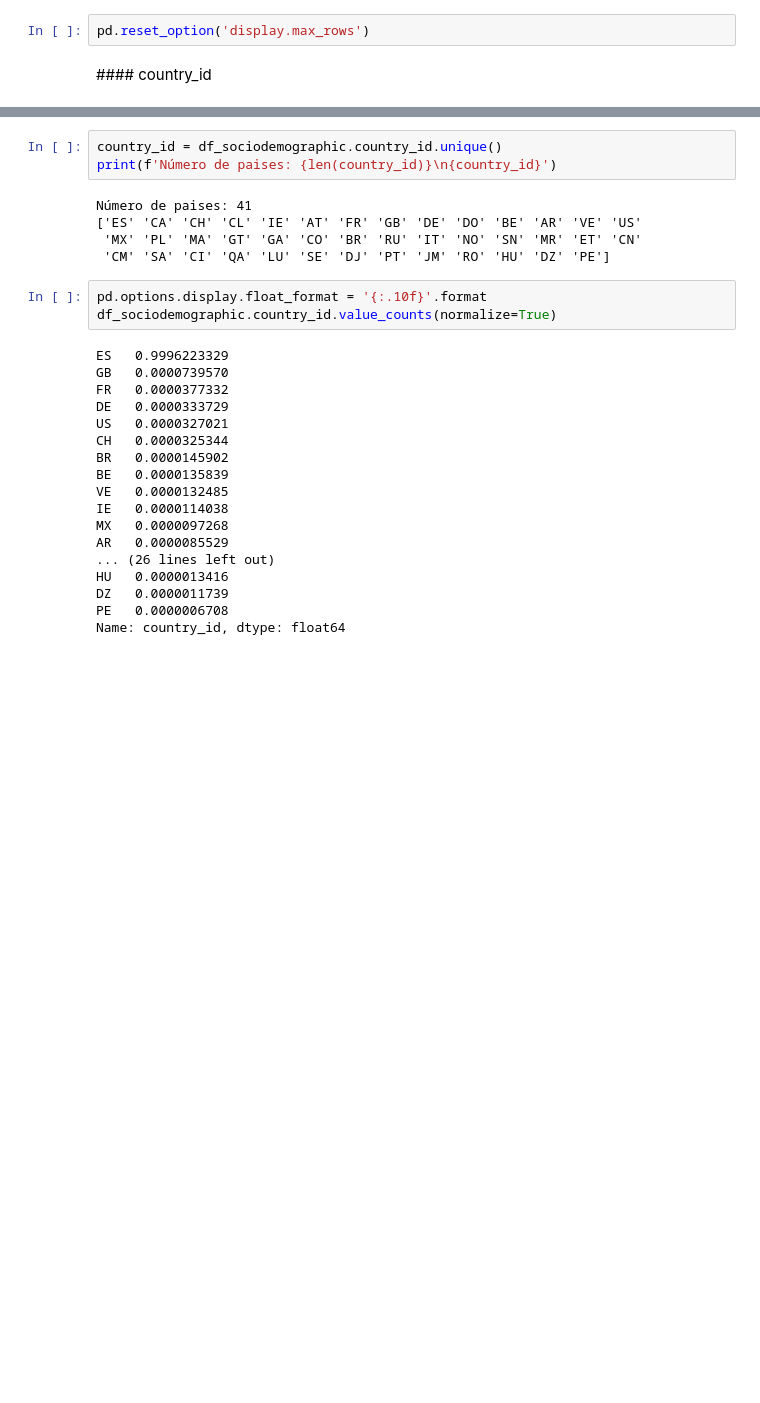
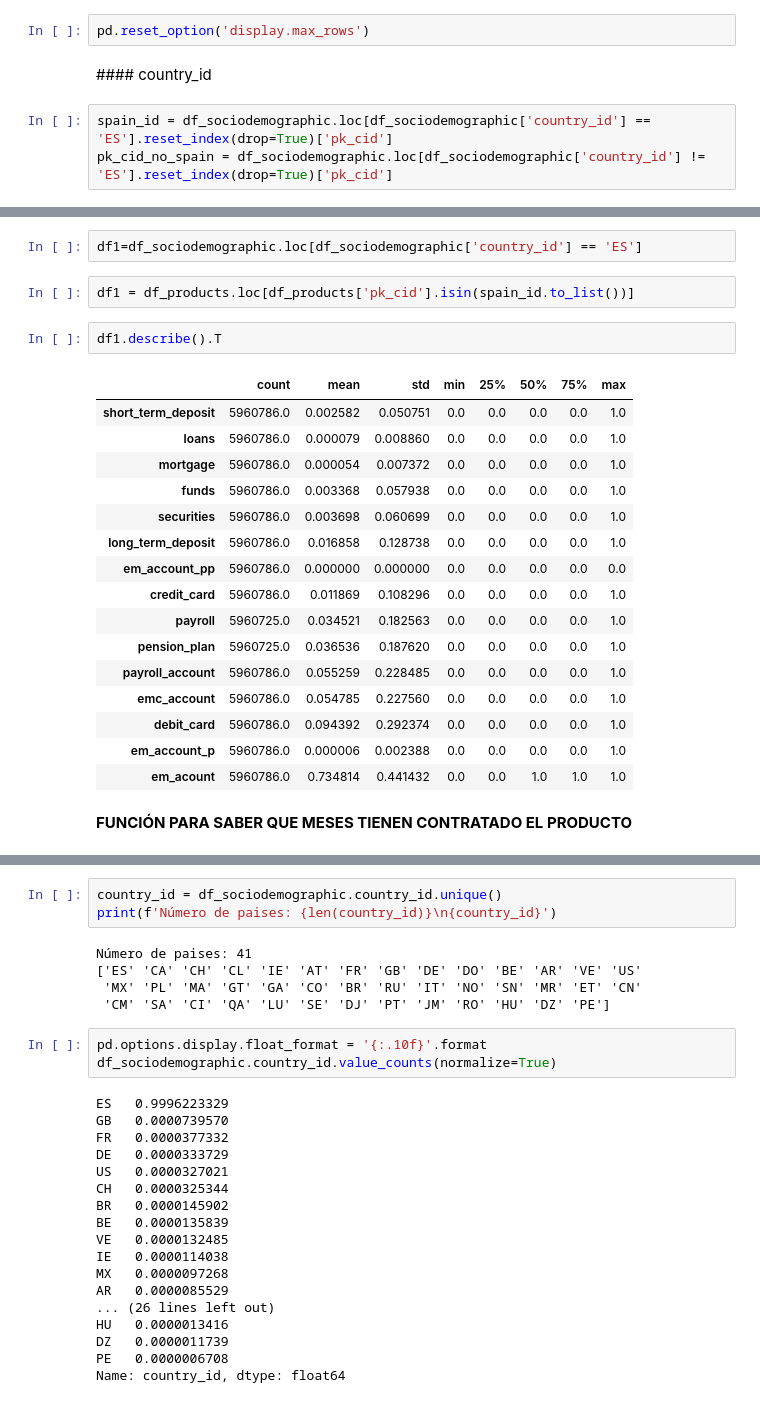
Before and after one commit to sergiomasavi/EasyMoney, a Jupyter notebook: Notebooks/TAREA_1_ANALISIS.ipynb, the cells around one changed output, grey strips where cells are left out. Drawn from its saved outputs; the diff is of its cells as text; blank space fills up the shorter version.

```diff
--- a/Notebooks/TAREA_1_ANALISIS.ipynb
+++ b/Notebooks/TAREA_1_ANALISIS.ipynb
@@ -841,3 +843,6 @@ df_deceased_pivot.head(10).T
 pd.reset_option('display.max_rows')
 # %% [markdown]
 #### country_id
+# %%
+spain_id = df_sociodemographic.loc[df_sociodemographic['country_id'] == 'ES'].reset_index(drop=True)['pk_cid']
+pk_cid_no_spain = df_sociodemographic.loc[df_sociodemographic['country_id'] != 'ES'].reset_index(drop=True)['pk_cid']
@@ -843,0 +865,25 @@ pd.reset_option('display.max_rows')
+# %%
+df1=df_sociodemographic.loc[df_sociodemographic['country_id'] == 'ES']
+# %%
+df1 = df_products.loc[df_products['pk_cid'].isin(spain_id.to_list())]
+# %%
+df1.describe().T
+# %% [output]
+|  | count | mean | std | min | 25% | 50% | 75% | max |
+| short_term_deposit | 5960786.0 | 0.002582 | 0.050751 | 0.0 | 0.0 | 0.0 | 0.0 | 1.0 |
+| loans | 5960786.0 | 0.000079 | 0.008860 | 0.0 | 0.0 | 0.0 | 0.0 | 1.0 |
+| mortgage | 5960786.0 | 0.000054 | 0.007372 | 0.0 | 0.0 | 0.0 | 0.0 | 1.0 |
+| funds | 5960786.0 | 0.003368 | 0.057938 | 0.0 | 0.0 | 0.0 | 0.0 | 1.0 |
+| securities | 5960786.0 | 0.003698 | 0.060699 | 0.0 | 0.0 | 0.0 | 0.0 | 1.0 |
+| long_term_deposit | 5960786.0 | 0.016858 | 0.128738 | 0.0 | 0.0 | 0.0 | 0.0 | 1.0 |
+| em_account_pp | 5960786.0 | 0.000000 | 0.000000 | 0.0 | 0.0 | 0.0 | 0.0 | 0.0 |
+| credit_card | 5960786.0 | 0.011869 | 0.108296 | 0.0 | 0.0 | 0.0 | 0.0 | 1.0 |
+| payroll | 5960725.0 | 0.034521 | 0.182563 | 0.0 | 0.0 | 0.0 | 0.0 | 1.0 |
+| pension_plan | 5960725.0 | 0.036536 | 0.187620 | 0.0 | 0.0 | 0.0 | 0.0 | 1.0 |
+| payroll_account | 5960786.0 | 0.055259 | 0.228485 | 0.0 | 0.0 | 0.0 | 0.0 | 1.0 |
+| emc_account | 5960786.0 | 0.054785 | 0.227560 | 0.0 | 0.0 | 0.0 | 0.0 | 1.0 |
+| debit_card | 5960786.0 | 0.094392 | 0.292374 | 0.0 | 0.0 | 0.0 | 0.0 | 1.0 |
+| em_account_p | 5960786.0 | 0.000006 | 0.002388 | 0.0 | 0.0 | 0.0 | 0.0 | 1.0 |
+| em_acount | 5960786.0 | 0.734814 | 0.441432 | 0.0 | 0.0 | 1.0 | 1.0 | 1.0 |
+# %% [markdown]
+__FUNCIÓN PARA SABER QUE MESES TIENEN CONTRATADO EL PRODUCTO__
```
Also changed, not shown: parts of 16 cells of this notebook, 6 other files.
